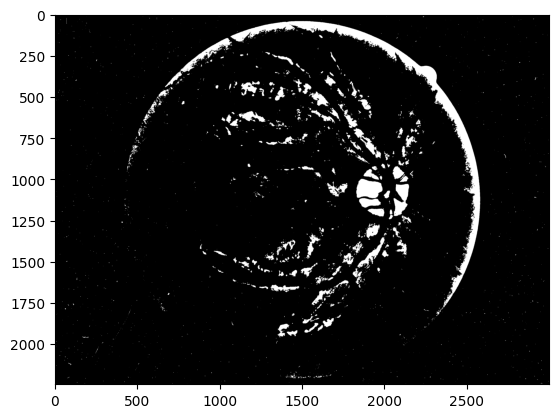
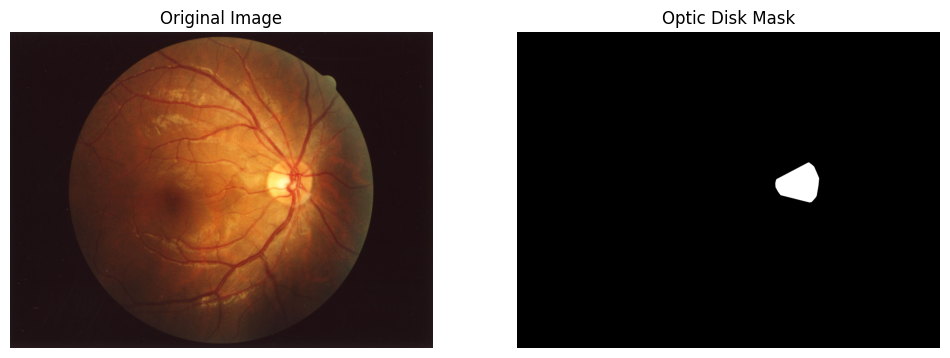
The change to this notebook cell's code, shown as a diff; its figure went from the first image to the second:
--- before
+++ after
@@ -3,6 +3,22 @@
 L_corrected = L_norm - background
 
-mask = L_corrected > 0.05
-# mask = morphology.binary_erosion(mask, morphology.disk(25))
-# mask = morphology.binary_dilation(mask, morphology.disk(25))
-plt.imshow(mask, cmap='gray')
+noise = color.rgb2gray(im)
+noise = noise > 0.5
+# noise = morphology.erosion(noise, morphology.disk(1))
+
+mask = L_corrected > 0.1
+mask = morphology.binary_opening(mask, morphology.disk(5))
+mask = morphology.remove_small_objects(mask, min_size=1000)
+
+mask = mask & noise
+
+mask = morphology.convex_hull_image(mask)
+
+fig, ax = plt.subplots(1, 2, figsize=(12, 6))
+ax[0].imshow(im, cmap='gray')
+ax[0].set_title("Original Image")
+ax[0].axis("off")  
+ax[1].imshow(mask, cmap='gray')
+ax[1].set_title("Optic Disk Mask")
+ax[1].axis("off")
+plt.show()

Commit: feat: optic disk(need optimization for robusnes)